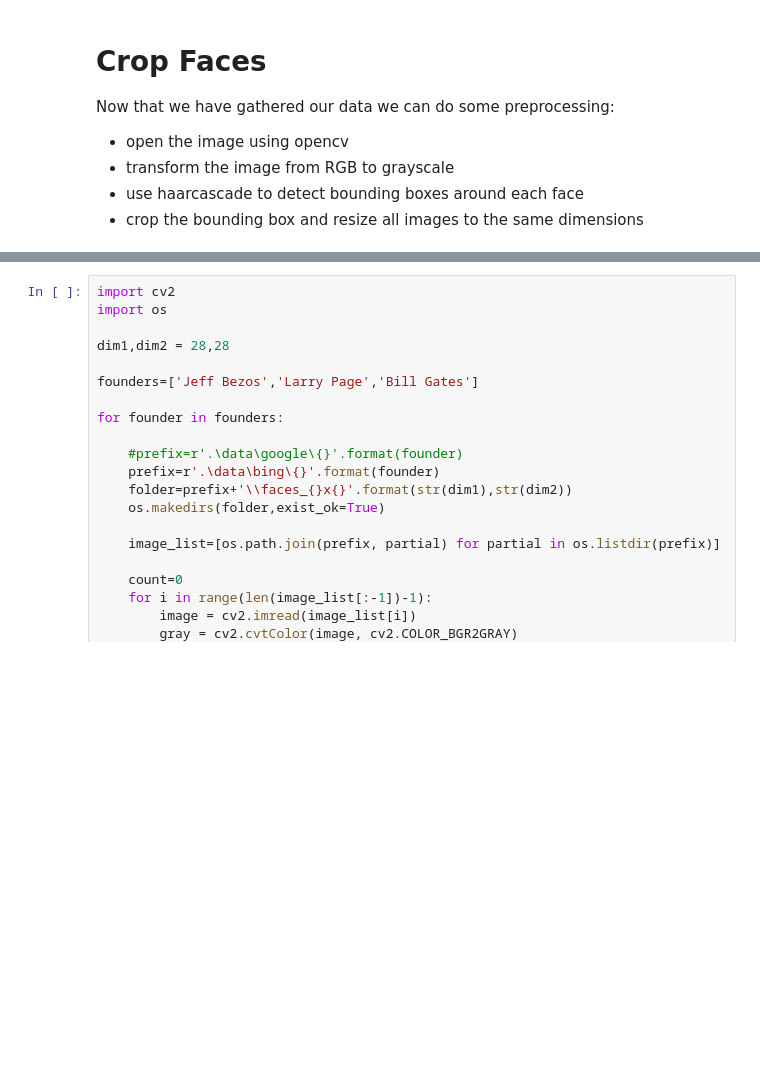
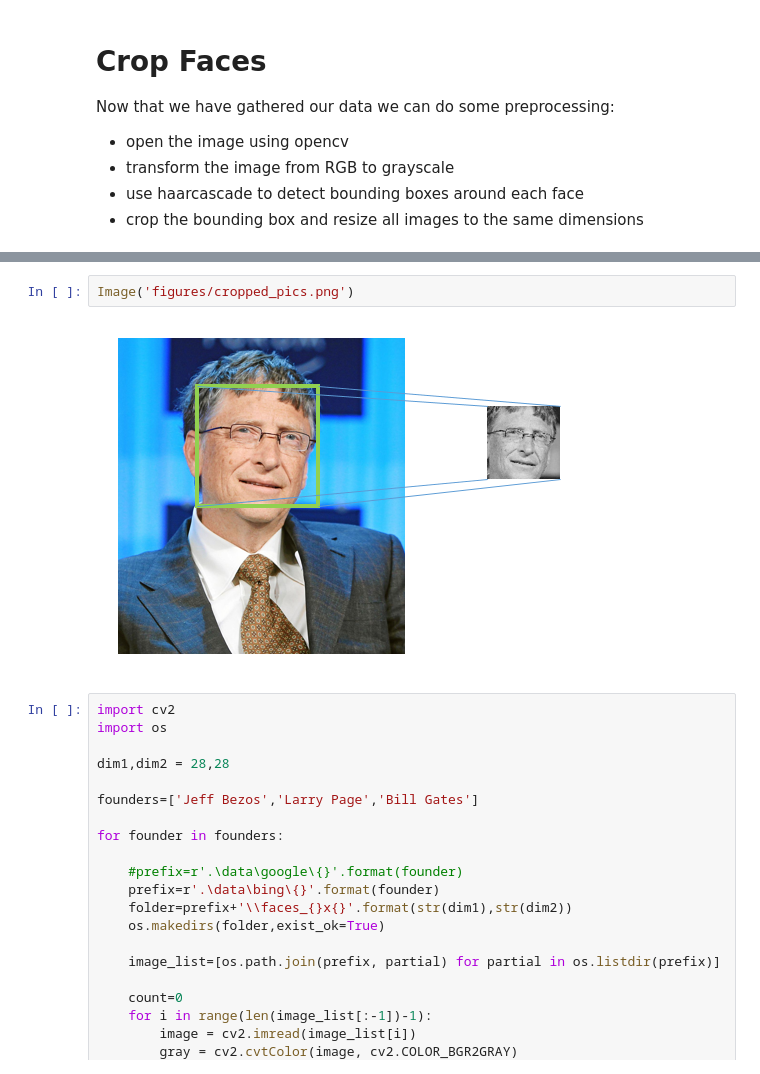
Before and after one commit to aymericdelab/Founder-Classifier, a Jupyter notebook: build_dataset.ipynb, the cells around one changed output, grey strips where cells are left out. Saved outputs shown, nothing was run; the diff lists cells and outputs as text; blank space fills up the shorter version.

```diff
--- a/build_dataset.ipynb
+++ b/build_dataset.ipynb
@@ -321,3 +283,7 @@ Now that we have gathered our data we can do some preprocessing:
+# %%
+Image('figures/cropped_pics.png')
+# %% [output]
+[figure, added]
 # %%
 import cv2
 import os
```
Also changed, not shown: parts of 8 cells of this notebook.
